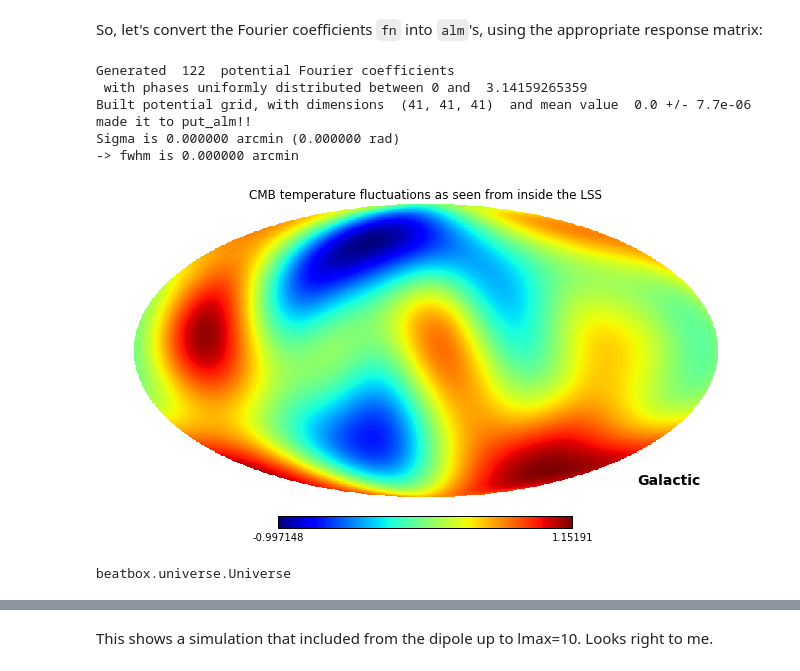
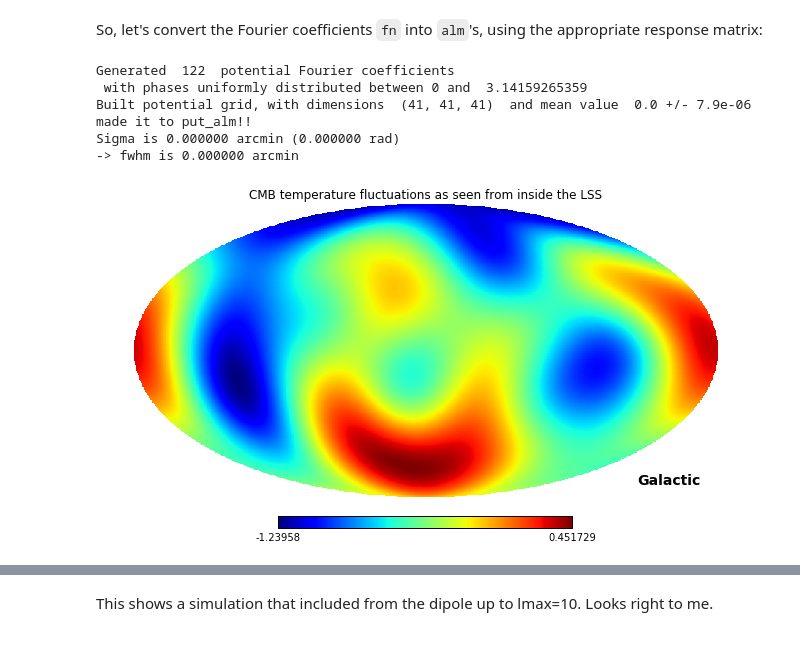
Before and after one commit to LaurencePeanuts/Music, a Jupyter notebook: Potential_Demo.ipynb, the cells around one changed output, grey strips where cells are left out. Cells and saved outputs as stored; diff of their text form; code cells hidden in the pictures.

```diff
--- a/Potential_Demo.ipynb
+++ b/Potential_Demo.ipynb
@@ -75,20 +75,16 @@ So, let's convert the Fourier coefficients `fn` into `alm`'s, using the appropri
 # %%
 #Simulation with lmax=10
 We=beatbox.Universe()
 We.truncated_nmax=3
 We.truncated_lmax=10
-We.generate_a_random_potential_field(high_k_cutoff=We.truncated_nmax*np.pi/2, low_k_cutoff=1*np.pi/2, n_s=0.96, kstar=0.02, PSnorm=2.43e-9, Pdist=1, Pmax=np.pi, Pvar=np.pi/8)
-We.transform_3D_potential_into_alm()
+We.generate_a_random_potential_field(truncated_nmax=We.truncated_nmax, truncated_nmin=1, Pdist=1, Pmax=np.pi, Pvar=np.pi/8)
+We.transform_3D_potential_into_alm(truncated_nmax=3, truncated_nmin=1,truncated_lmax=10, truncated_lmin=0,usedefault=0)
 We.show_CMB_T_map(from_perspective_of="observer")
 # %% [output]
 Generated  122  potential Fourier coefficients
  with phases uniformly distributed between 0 and  3.14159265359
-Built potential grid, with dimensions  (41, 41, 41)  and mean value  0.0 +/- 7.7e-06
+Built potential grid, with dimensions  (41, 41, 41)  and mean value  0.0 +/- 7.9e-06
 made it to put_alm!!
 Sigma is 0.000000 arcmin (0.000000 rad)
 -> fwhm is 0.000000 arcmin
-[figure, old version]
+[figure, new version]
-# %%
-beatbox.Universe
-# %% [output]
-beatbox.universe.Universe
```
Also changed, not shown: parts of 7 cells of this notebook, 1 other file.
